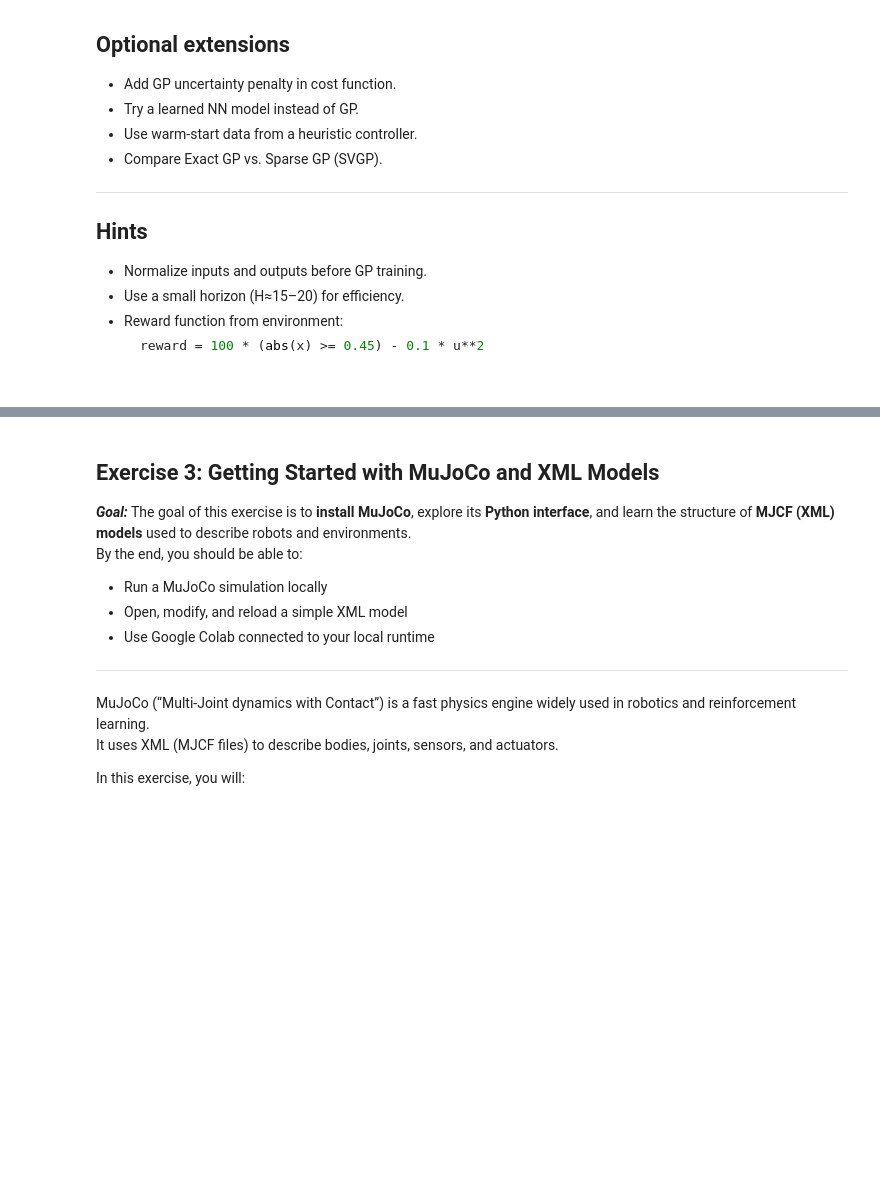
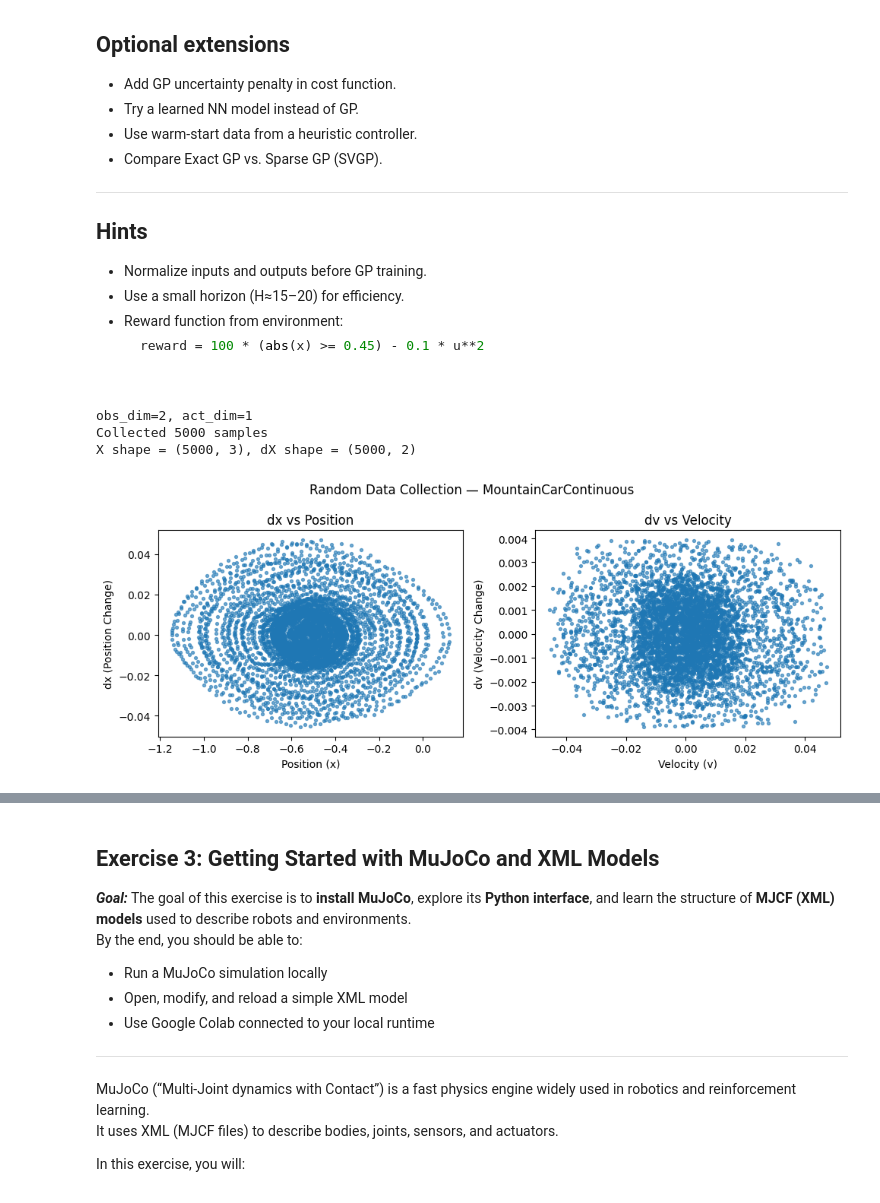
Before and after one commit to TongshuWu1/RL_CSE337_TonyWu, a Jupyter notebook: lab7_mbrl.ipynb, the cells around one changed output, grey strips where cells are left out. Drawn from its saved outputs; the diff is of its cells as text; code cells hidden in the pictures; blank space fills up the shorter version.

````diff
--- a/lab7_mbrl.ipynb
+++ b/lab7_mbrl.ipynb
@@ -490,3 +490,81 @@ Then, given a current state, we **simulate** future trajectories using the GP me
 - Reward function from environment:
   ```python
   reward = 100 * (abs(x) >= 0.45) - 0.1 * u**2
+# %%
+# ============================================================
+# Exercise 2 — Part A: Collect Data from MountainCarContinuous
+# ============================================================
+
+import numpy as np
+if not hasattr(np, 'bool8'):
+    np.bool8 = np.bool_  # compatibility for newer NumPy
+
+import gym
+import torch
+import matplotlib.pyplot as plt
+
+device = torch.device('cuda' if torch.cuda.is_available() else 'cpu')
+torch.manual_seed(0)
+np.random.seed(0)
+
+
+env = gym.make("MountainCarContinuous-v0")
+obs_dim, act_dim = env.observation_space.shape[0], env.action_space.shape[0]
+print(f"obs_dim={obs_dim}, act_dim={act_dim}")
+
+
+N = 5000
+X_list, U_list, dX_list = [], [], []
+
+obs = env.reset()[0]
+for _ in range(N):
+    u = env.action_space.sample()               # random action
+    nxt, r, done, trunc, _ = env.step(u)
+    dx = nxt - obs
+
+    X_list.append(obs)                          # [pos, vel]
+    U_list.append(u)                            # [action]
+    dX_list.append(dx)                          # [Δpos, Δvel]
+
+    if done or trunc:
+        obs = env.reset()[0]
+    else:
+        obs = nxt
+
+# Convert to torch tensors for later use
+X  = torch.tensor(np.hstack([X_list, U_list]), dtype=torch.float32, device=device)  # [N,3]
+dX = torch.tensor(np.vstack(dX_list), dtype=torch.float32, device=device)           # [N,2]
+
+print(f"Collected {len(X)} samples")
+print(f"X shape = {tuple(X.shape)}, dX shape = {tuple(dX.shape)}")
+
+
+fig, axs = plt.subplots(1, 2, figsize=(10,4))
+
+axs[0].scatter(X[:, 0].cpu(), dX[:, 0].cpu(), s=8, alpha=0.6)
+axs[0].set_xlabel("Position (x)")
+axs[0].set_ylabel("dx (Position Change)")
+axs[0].set_title("dx vs Position")
+
+axs[1].scatter(X[:, 1].cpu(), dX[:, 1].cpu(), s=8, alpha=0.6)
+axs[1].set_xlabel("Velocity (v)")
+axs[1].set_ylabel("dv (Velocity Change)")
+axs[1].set_title("dv vs Velocity")
+
+plt.suptitle("Random Data Collection — MountainCarContinuous", fontsize=12)
+plt.tight_layout()
+plt.show()
+
+
+torch.save({
+    'X': X.cpu(),
+    'dX': dX.cpu(),
+    'X_list': X_list,
+    'U_list': U_list,
+    'dX_list': dX_list,
+}, "gp_mpc_data_partA.pt")
+# %% [output]
+obs_dim=2, act_dim=1
+Collected 5000 samples
+X shape = (5000, 3), dX shape = (5000, 2)
+[figure, added]
````
Also changed, not shown: parts of 6 cells of this notebook, 2 other files.
